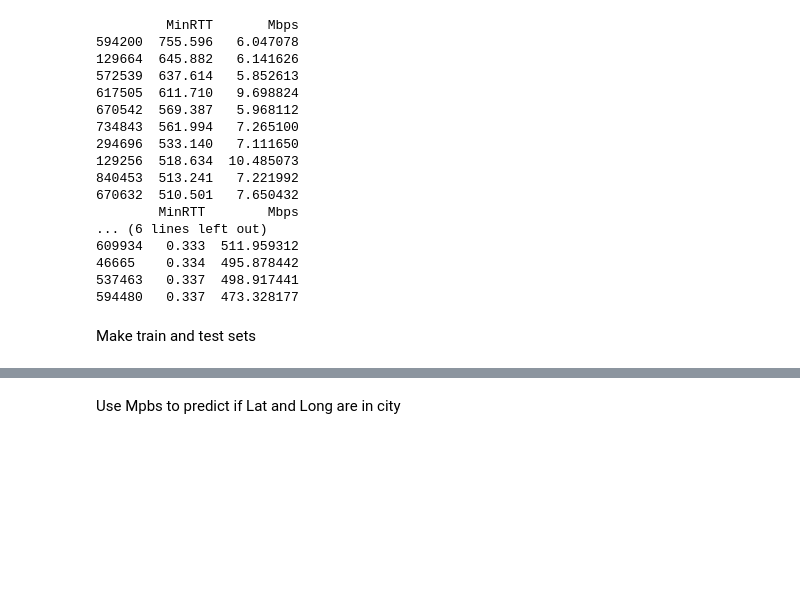
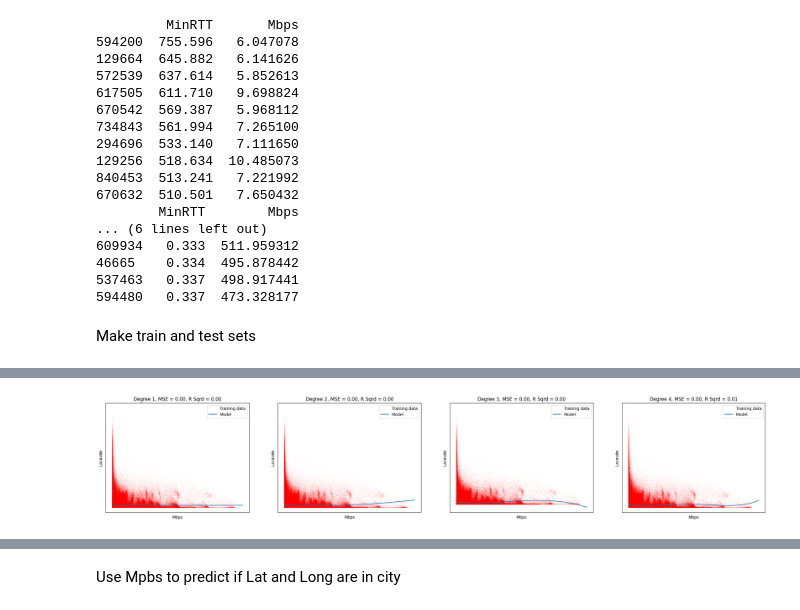
Before and after one commit to Stisor/5974-22H-Spesialpensum, a Jupyter notebook: Exam.ipynb, the cells around one changed output, grey strips where cells are left out. Cells and saved outputs as stored; diff of their text form; code cells hidden in the pictures; blank space fills up the shorter version.

```diff
--- a/Exam.ipynb
+++ b/Exam.ipynb
@@ -179,0 +182,5 @@ plt.show()
+# %%
+newDataFrame = dataFrame[['LossRate', 'Mbps']]
+newDataFrame = newDataFrame[newDataFrame['Mbps'] < 1000]
+
+newDataFrame = newDataFrame[newDataFrame['Mbps'] > 0]
@@ -179,0 +189,3 @@ plt.show()
+# %%
+X = newDataFrame['Mbps'].values.reshape(-1, 1)
+y = newDataFrame['LossRate']
@@ -179,0 +194,38 @@ plt.show()
+# %%
+degrees = [i for i in range(1, 5)]
+
+plt.figure(figsize=(30, 5))
+for i in range(len(degrees)):
+    ax = plt.subplot(1, len(degrees), i + 1)
+    plt.setp(ax, xticks=(), yticks=())
+
+    poly_features = PolynomialFeatures(
+        degree=degrees[i], include_bias=False, interaction_only=False)
+    X_poly = poly_features.fit_transform(X)
+
+    linear_reg = LinearRegression()
+
+    linear_reg.fit(X_poly, y)
+    linear_reg.set_params()
+
+    X_vals = np.linspace(0, 1000).reshape(-1, 1)
+    X_vals_poly = poly_features.transform(X_vals)
+
+    y_vals = linear_reg.predict(X_vals_poly)
+
+    # Evaluate the model
+    y_pred = linear_reg.predict(X_poly)
+    mse = mean_squared_error(y, y_pred)
+    r2 = r2_score(y, y_pred)
+
+    plt.scatter(X, y, s=0.1, alpha=0.1,
+                color='red', label="Training data")
+    plt.plot(X_vals, y_vals, label="Model")
+    plt.xlabel("Mbps")
+    plt.ylabel("Lossrate")
+    plt.legend(loc="upper right")
+    plt.title("Degree {}, MSE = {:.2f}, R Sqrd = {:.2f}".format(
+        degrees[i], mse, r2))
+plt.show()
+# %% [output]
+[figure, added]
```
Also changed, not shown: parts of 14 cells of this notebook, 3 other files.
